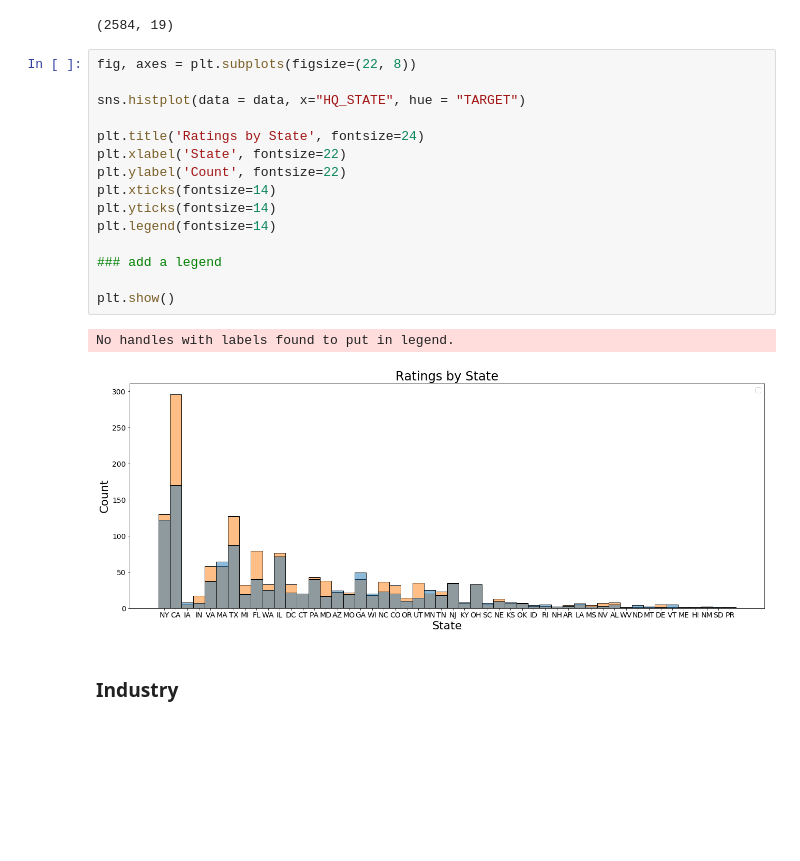
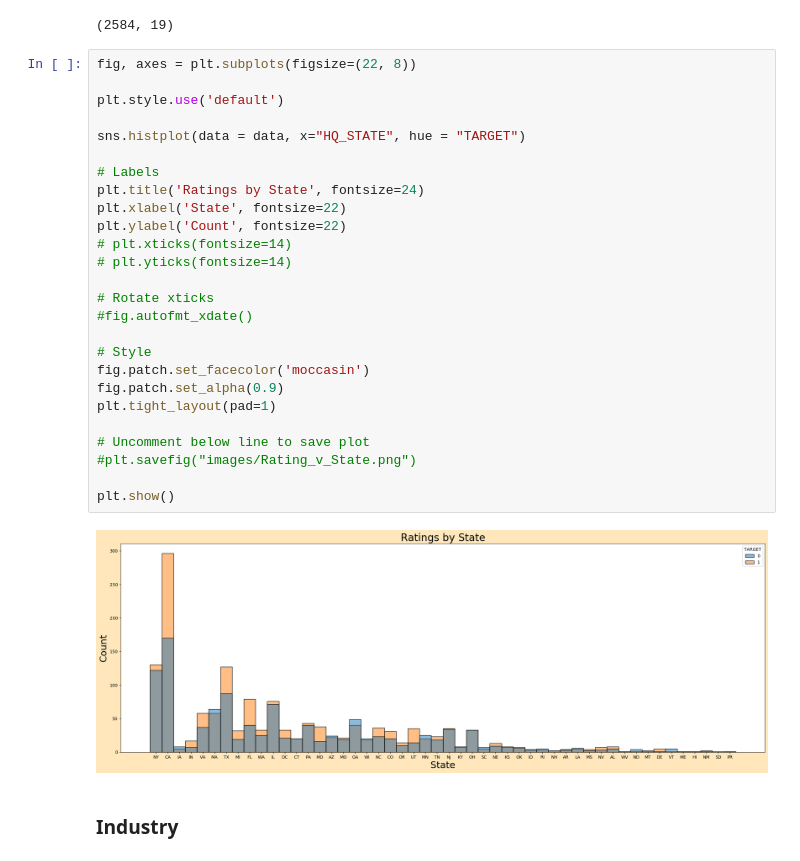
Before and after one commit to cierra4prez/NLP_Diversity_and_Inclusion, a Jupyter notebook: 1_Cleaning.ipynb, the cells around one changed output. Saved outputs shown, nothing was run; the diff lists cells and outputs as text; blank space fills up the shorter version.

```diff
--- a/1_Cleaning.ipynb
+++ b/1_Cleaning.ipynb
@@ -325,21 +356,31 @@ data.shape
 # %%
 fig, axes = plt.subplots(figsize=(22, 8))
 
+plt.style.use('default')
+
 sns.histplot(data = data, x="HQ_STATE", hue = "TARGET")
 
+# Labels
 plt.title('Ratings by State', fontsize=24)
 plt.xlabel('State', fontsize=22)
 plt.ylabel('Count', fontsize=22)
-plt.xticks(fontsize=14)
-plt.yticks(fontsize=14)
-plt.legend(fontsize=14)
+# plt.xticks(fontsize=14)
+# plt.yticks(fontsize=14)
 
-### add a legend
+# Rotate xticks
+#fig.autofmt_xdate()
+
+# Style
+fig.patch.set_facecolor('moccasin')
+fig.patch.set_alpha(0.9)
+plt.tight_layout(pad=1)
+
+# Uncomment below line to save plot
+#plt.savefig("images/Rating_v_State.png")
 
 plt.show()
 # %% [output]
-No handles with labels found to put in legend.
-[figure, old version]
+[figure, new version]
 # %% [markdown]
 ### Industry
 # %%
```
Also changed, not shown: parts of 4 cells of this notebook, 7 other files.
